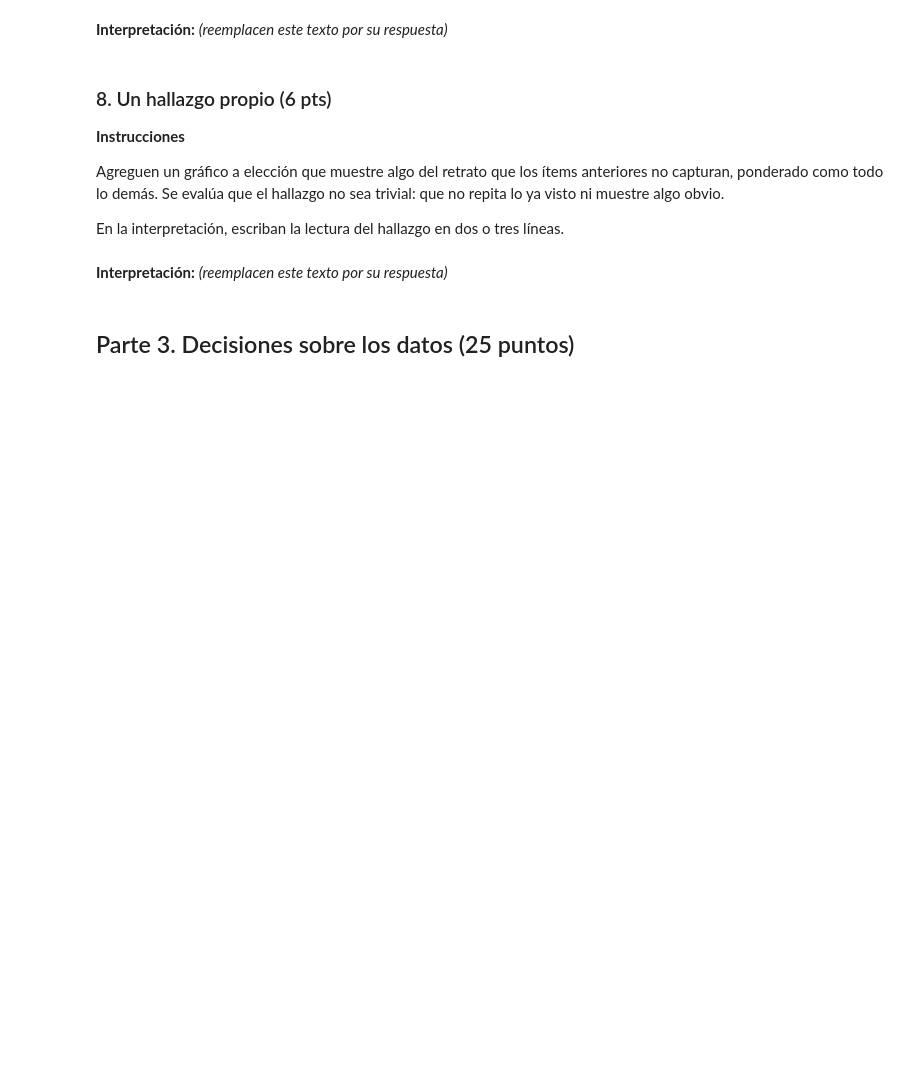
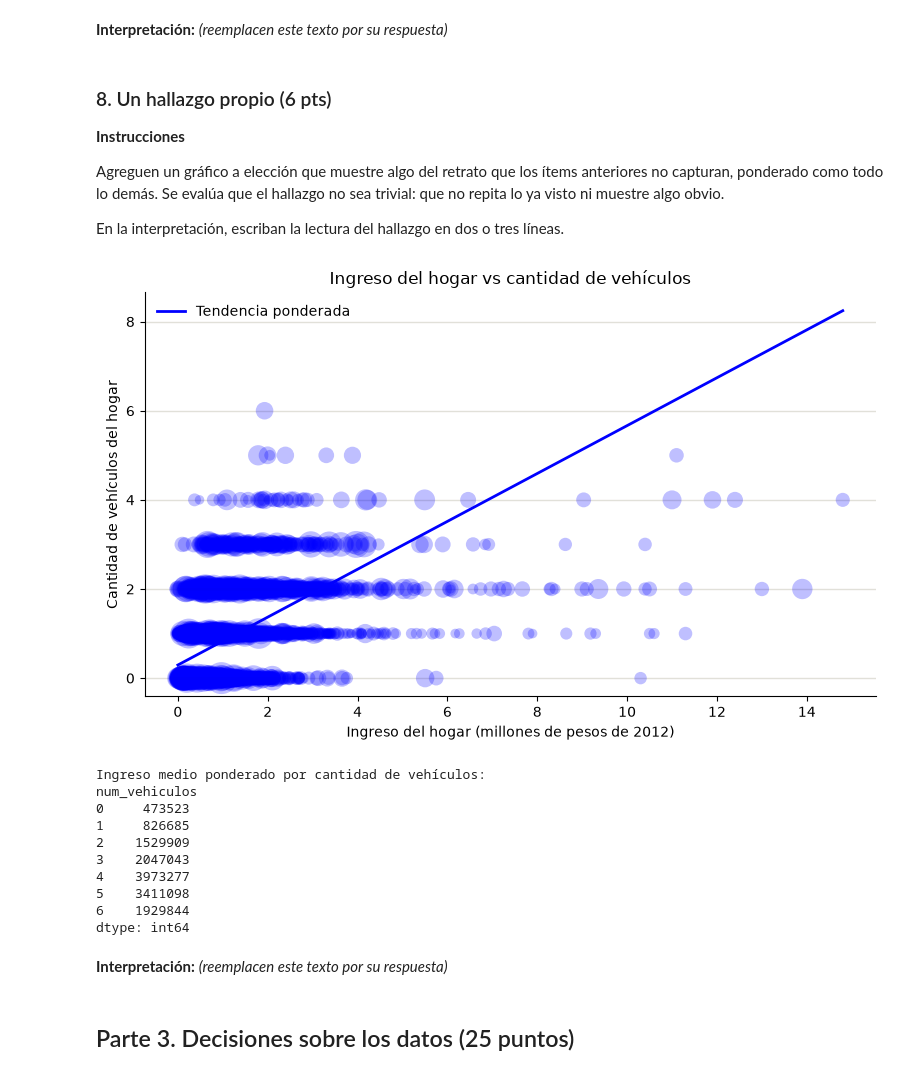
Before and after one commit to gonzzza-lol/cienciaDatos, a Jupyter notebook: tarea1_Suarez_Gutierrez.ipynb, the cells around one changed output. Drawn from its saved outputs; the diff is of its cells as text; code cells hidden in the pictures; blank space fills up the shorter version.

```diff
--- a/tarea1_Suarez_Gutierrez.ipynb
+++ b/tarea1_Suarez_Gutierrez.ipynb
@@ -421,7 +590,61 @@ no sea trivial: que no repita lo ya visto ni muestre algo obvio.
 
 En la interpretación, escriban la lectura del hallazgo en dos o tres líneas.
 # %%
-# Su código (agreguen las celdas que necesiten)
+vehiculos = pd.read_csv(RUTA + "Vehiculo.csv", sep=";", decimal=",", encoding="latin-1", low_memory=False)
+num_vehiculos = vehiculos.groupby("Hogar").size().rename("num_vehiculos")
+
+ho = hogares[["Hogar", "IngresoHogar", "Factor"]].dropna()
+ho = ho[ho["Factor"] > 0]
+ho = ho.merge(num_vehiculos, on="Hogar", how="left")
+ho["num_vehiculos"] = ho["num_vehiculos"].fillna(0).astype(int)
+
+fig, ax = plt.subplots(figsize=(8, 5))
+
+ax.scatter(
+    ho["IngresoHogar"] / 1e6,
+    ho["num_vehiculos"],
+    s=ho["Factor"] / ho["Factor"].max() * 500 + 30,
+    alpha=0.25,
+    color="blue",
+    edgecolor="none",
+    zorder=3
+)
+
+x = ho["IngresoHogar"].values / 1e6
+y = ho["num_vehiculos"].values
+w = ho["Factor"].values
+
+coef = np.polyfit(x, y, 1, w=w)
+x_line = np.linspace(x.min(), x.max(), 100)
+ax.plot(x_line, np.polyval(coef, x_line), color="blue", lw=2, label="Tendencia ponderada")
+
+ax.set_xlabel("Ingreso del hogar (millones de pesos de 2012)")
+ax.set_ylabel("Cantidad de vehículos del hogar")
+ax.set_title("Ingreso del hogar vs cantidad de vehículos")
+ax.legend(frameon=False)
+ax.spines[["top", "right"]].set_visible(False)
+ax.grid(axis="y", color="#e1e0d9", lw=1)
+plt.tight_layout()
+plt.show()
+
+resumen = ho.groupby("num_vehiculos").apply(
+    lambda d: (d["IngresoHogar"] * d["Factor"]).sum() / d["Factor"].sum(),
+    include_groups=False
+)
+print("\nIngreso medio ponderado por cantidad de vehículos:")
+print(resumen.round(0).astype(int))
+# %% [output]
+[figure, added]
+Ingreso medio ponderado por cantidad de vehículos:
+num_vehiculos
+0     473523
+1     826685
+2    1529909
+3    2047043
+4    3973277
+5    3411098
+6    1929844
+dtype: int64
 # %% [markdown]
 **Interpretación:** *(reemplacen este texto por su respuesta)*
 # %% [markdown]
```
Also changed, not shown: parts of 3 cells of this notebook, 2 other files.
